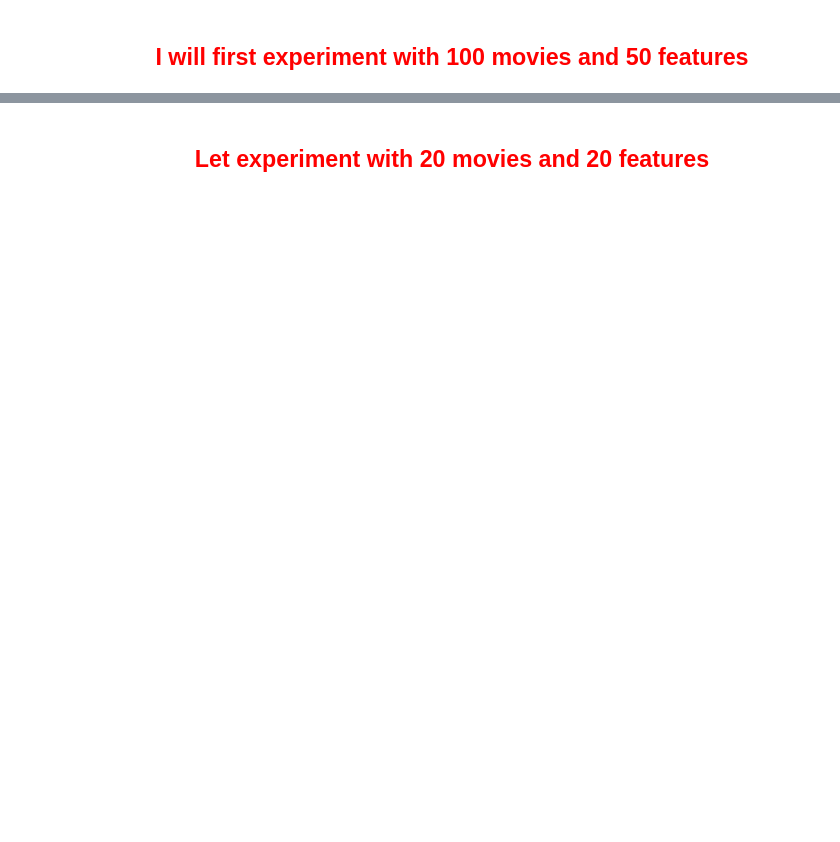
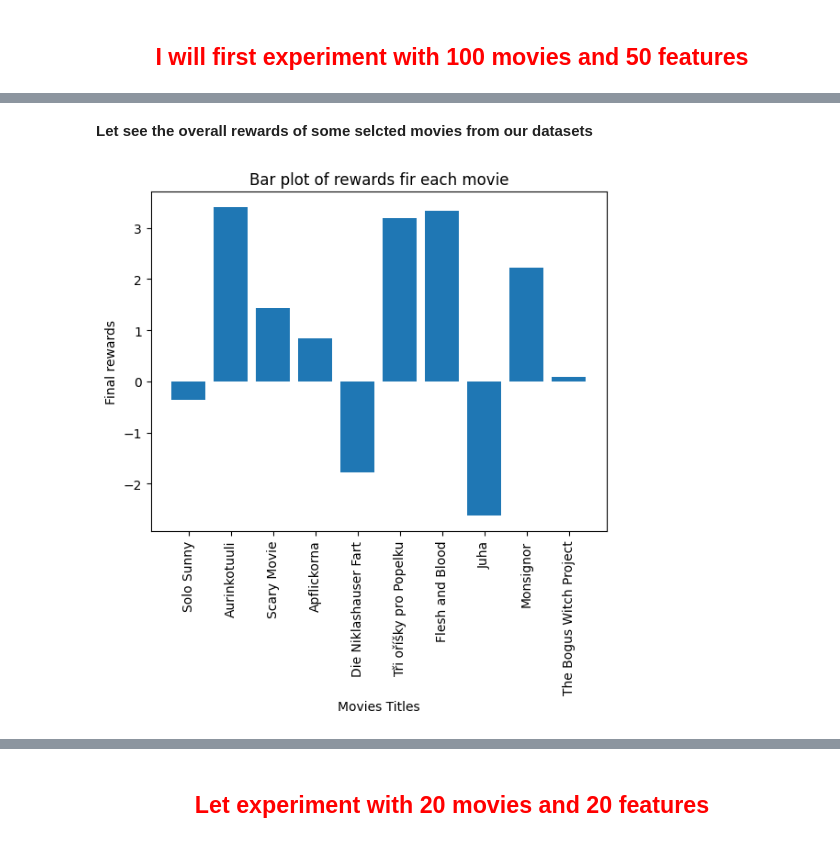
Before and after one commit to HatimRabet/Bandit-Algorithms-for-Movie-Recommendation-System, a Jupyter notebook: scripts/Test_Linear_Bandits.ipynb, the cells around one changed output, grey strips where cells are left out. Saved outputs shown, nothing was run; the diff lists cells and outputs as text; code cells hidden in the pictures; blank space fills up the shorter version.

```diff
--- a/scripts/Test_Linear_Bandits.ipynb
+++ b/scripts/Test_Linear_Bandits.ipynb
@@ -22 +34,10 @@ movie_ids = set(ratings_df['movieId'].unique().tolist())
+# %%
+# Dictionnary that macthes moviesID to their original title
+movieId_title = dict()
+
+titles = movies_data['original_title'].tolist()
+movieId = movies_data['movieId'].tolist()
+
+for title, id in zip(titles, movieId):
+    movieId_title[id] = title
 # %%
@@ -146,0 +150,23 @@ plt.show()
+# %% [markdown]
+<strong> Let see the overall rewards of some selcted movies from our datasets </strong>
+# %%
+linucb_rewards = (Agent_LinUCB.A @ Agent_LinUCB.theta)
+
+movies_titles = [movieId_title[id] for id in movies_id_k]
+
+# To make it visually better I will keep just 10 movies.
+
+n_samples = 10
+# Create bar plot
+plt.bar(movies_titles[:n_samples], linucb_rewards[:n_samples])
+
+# Add labels and title
+plt.xlabel('Movies Titles')
+plt.ylabel('Final rewards')
+plt.title('Bar plot of rewards fir each movie')
+plt.xticks(rotation=90)
+
+# Show plot
+plt.show()
+# %% [output]
+[figure, added]
```
Also changed, not shown: parts of 36 cells of this notebook.
